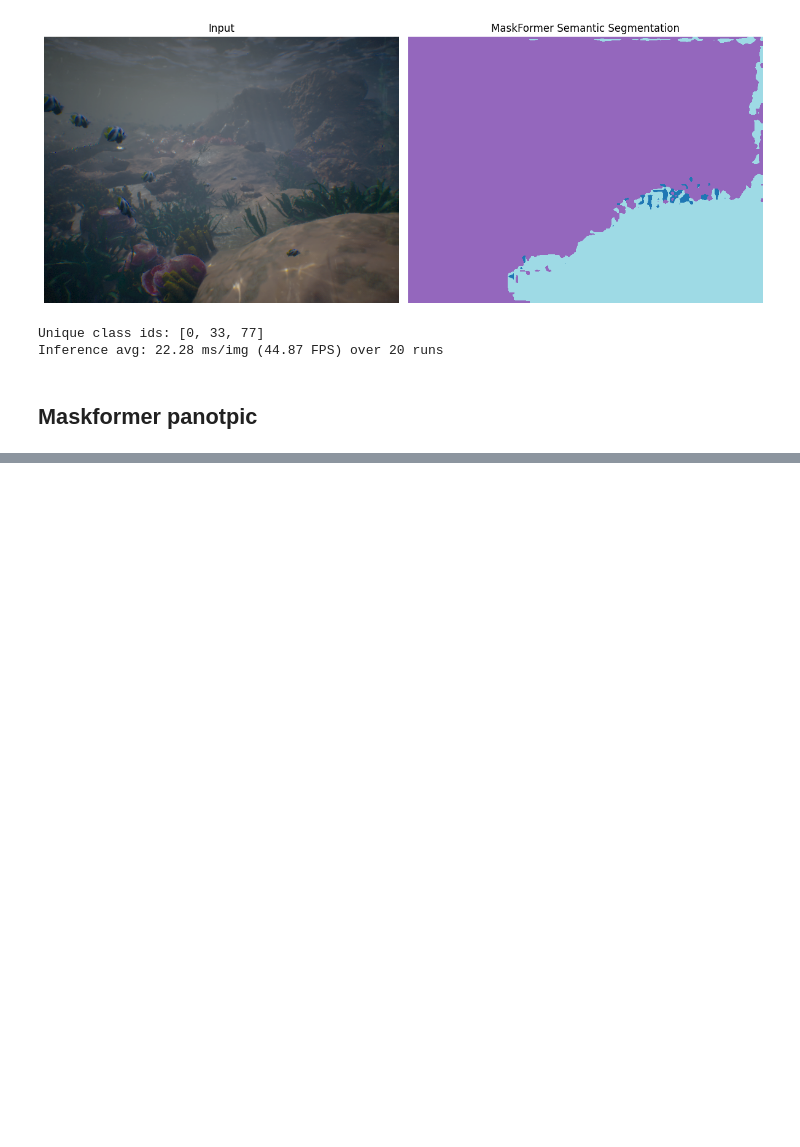
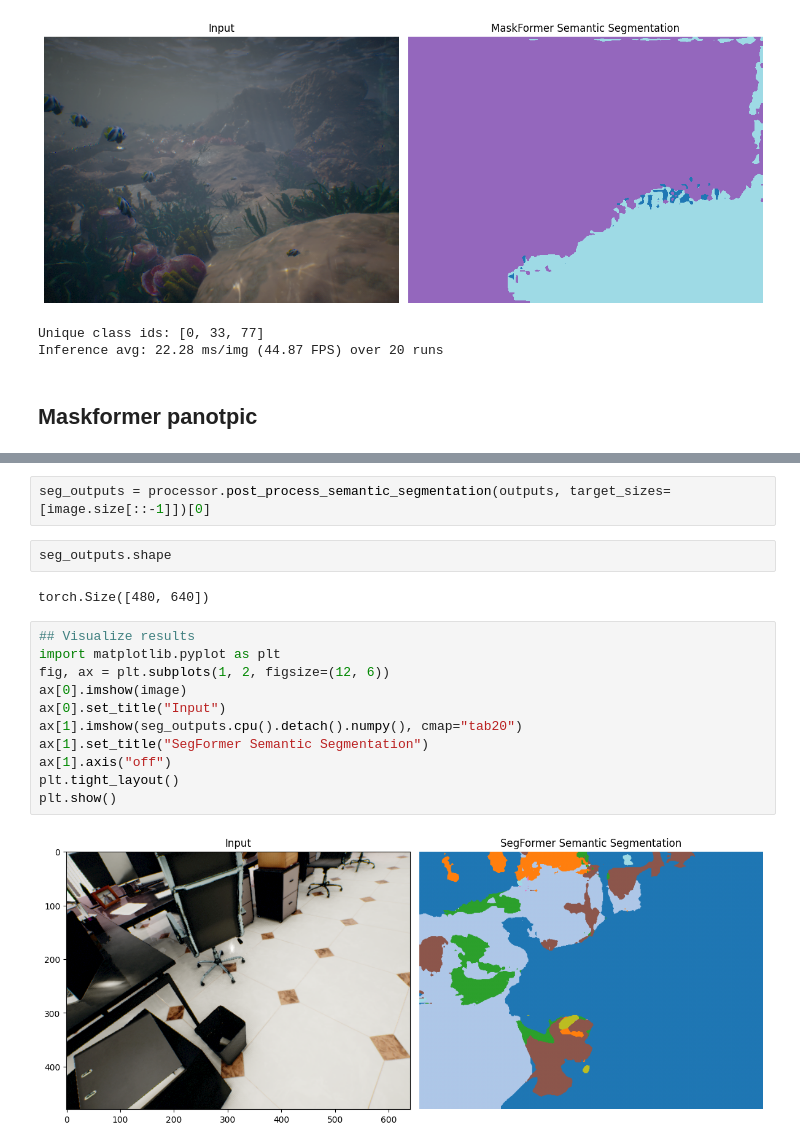
Before and after one commit to kumaran-3527/DPVO, a Jupyter notebook: dinov2-demo.ipynb, the cells around one changed output, grey strips where cells are left out. Drawn from its saved outputs; the diff is of its cells as text; blank space fills up the shorter version.

```diff
--- a/dinov2-demo.ipynb
+++ b/dinov2-demo.ipynb
@@ -376,0 +474,19 @@ bb_out.feature_maps[3].shape) # (B, 1024, H/32, W/32) for Swin-B
+# %%
+seg_outputs = processor.post_process_semantic_segmentation(outputs, target_sizes=[image.size[::-1]])[0]
+# %%
+seg_outputs.shape
+# %% [output]
+torch.Size([480, 640])
+# %%
+## Visualize results
+import matplotlib.pyplot as plt
+fig, ax = plt.subplots(1, 2, figsize=(12, 6))
+ax[0].imshow(image)
+ax[0].set_title("Input")
+ax[1].imshow(seg_outputs.cpu().detach().numpy(), cmap="tab20")
+ax[1].set_title("SegFormer Semantic Segmentation")
+ax[1].axis("off")
+plt.tight_layout()
+plt.show()
+# %% [output]
+[figure, added]
```
Also changed, not shown: parts of 16 cells of this notebook, 5 other files.
